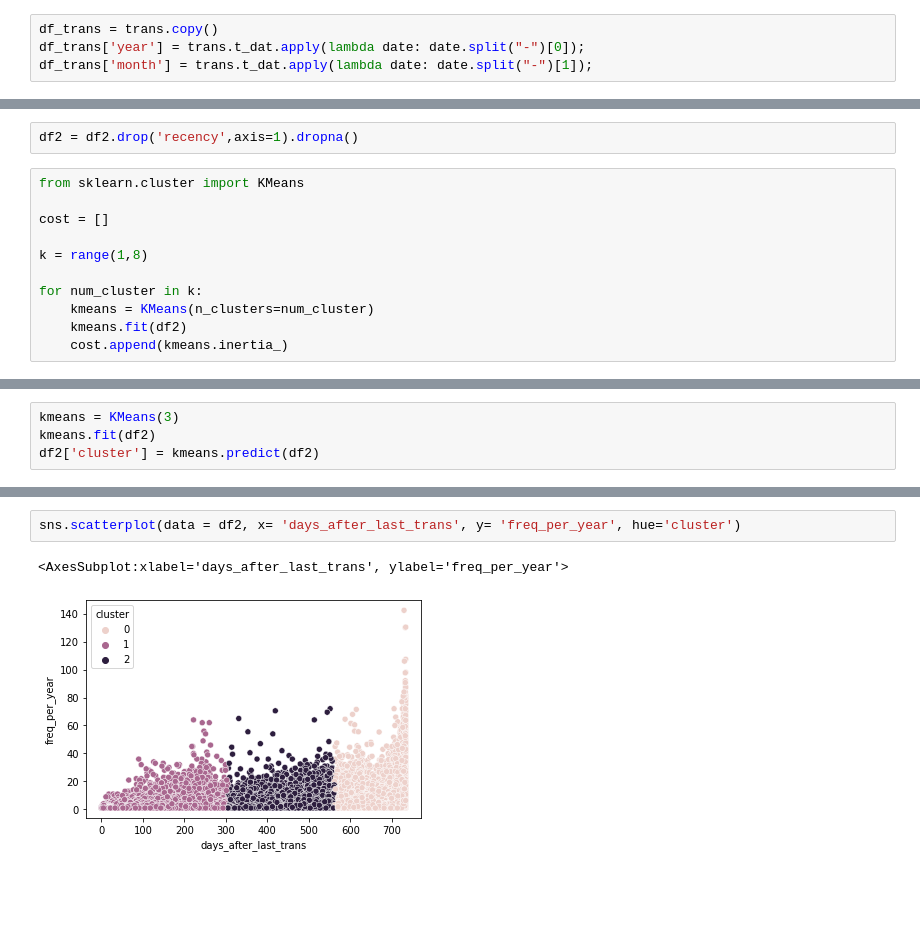
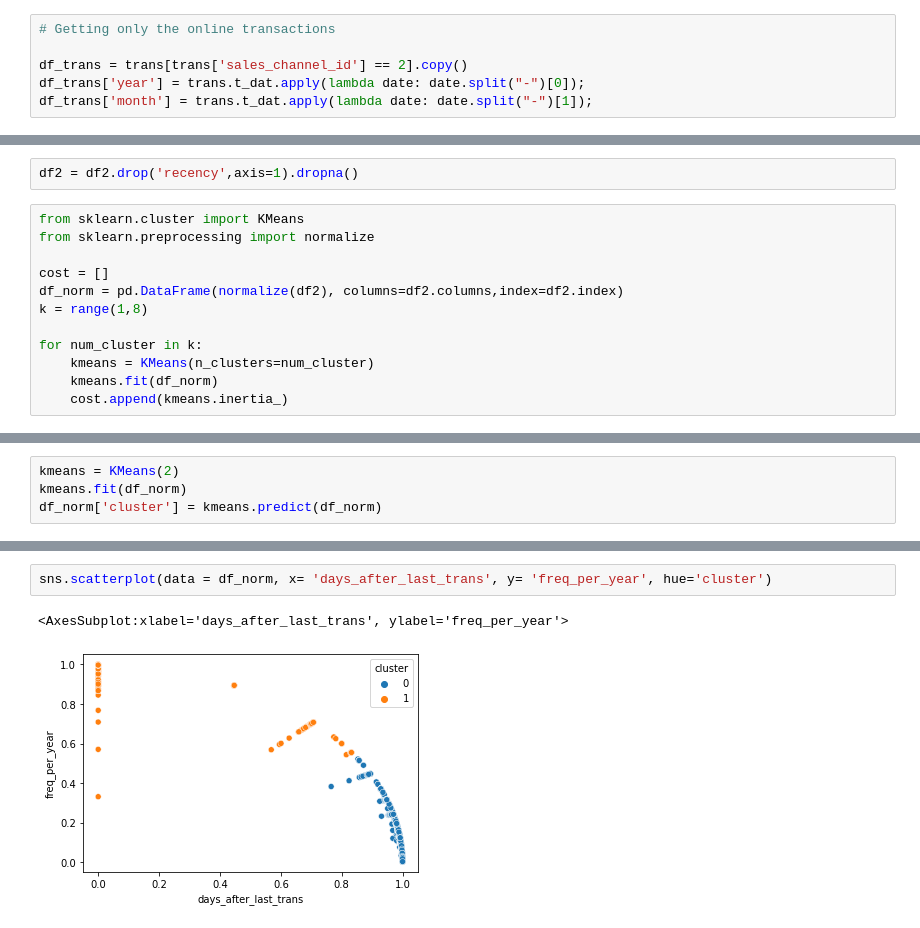
Before and after one commit to dljw/kaggle, a Jupyter notebook: h-m-eda.ipynb, the cells around one changed output, grey strips where cells are left out. Drawn from its saved outputs; the diff is of its cells as text; blank space fills up the shorter version.

Commit message:
experimented with more clustering

```diff
--- a/h-m-eda.ipynb
+++ b/h-m-eda.ipynb
@@ -74,7 +91,9 @@ trans.head()
 | 3 | 2018-09-20 | 00007d2de826758b65a93dd24ce629ed6... | 685687003 | 0.016932 | 2 |
 | 4 | 2018-09-20 | 00007d2de826758b65a93dd24ce629ed6... | 685687004 | 0.016932 | 2 |
 # %%
-df_trans = trans.copy()
+# Getting only the online transactions
+
+df_trans = trans[trans['sales_channel_id'] == 2].copy()
 df_trans['year'] = trans.t_dat.apply(lambda date: date.split("-")[0]);
 df_trans['month'] = trans.t_dat.apply(lambda date: date.split("-")[1]);
 # %%
@@ -225,14 +244,15 @@ sns.distplot(df2['days_after_last_trans'])
 df2 = df2.drop('recency',axis=1).dropna()
 # %%
 from sklearn.cluster import KMeans
+from sklearn.preprocessing import normalize
 
 cost = []
-
+df_norm = pd.DataFrame(normalize(df2), columns=df2.columns,index=df2.index)
 k = range(1,8)
 
 for num_cluster in k:
     kmeans = KMeans(n_clusters=num_cluster)
-    kmeans.fit(df2)
+    kmeans.fit(df_norm)
     cost.append(kmeans.inertia_)
 # %%
 plt.plot(k,cost,'bx-')
@@ -247,4 +266,4 @@ plt.show
 # %%
-kmeans = KMeans(3)
-kmeans.fit(df2)
-df2['cluster'] = kmeans.predict(df2)
+kmeans = KMeans(2)
+kmeans.fit(df_norm)
+df_norm['cluster'] = kmeans.predict(df_norm)
@@ -251,5 +280,5 @@ df2['cluster'] = kmeans.predict(df2)
 # %%
-sns.scatterplot(data = df2, x= 'days_after_last_trans', y= 'freq_per_year', hue='cluster')
+sns.scatterplot(data = df_norm, x= 'days_after_last_trans', y= 'freq_per_year', hue='cluster')
 # %% [output]
 <AxesSubplot:xlabel='days_after_last_trans', ylabel='freq_per_year'>
-[figure, old version]
+[figure, new version]
```
Also changed, not shown: parts of 28 cells of this notebook.
